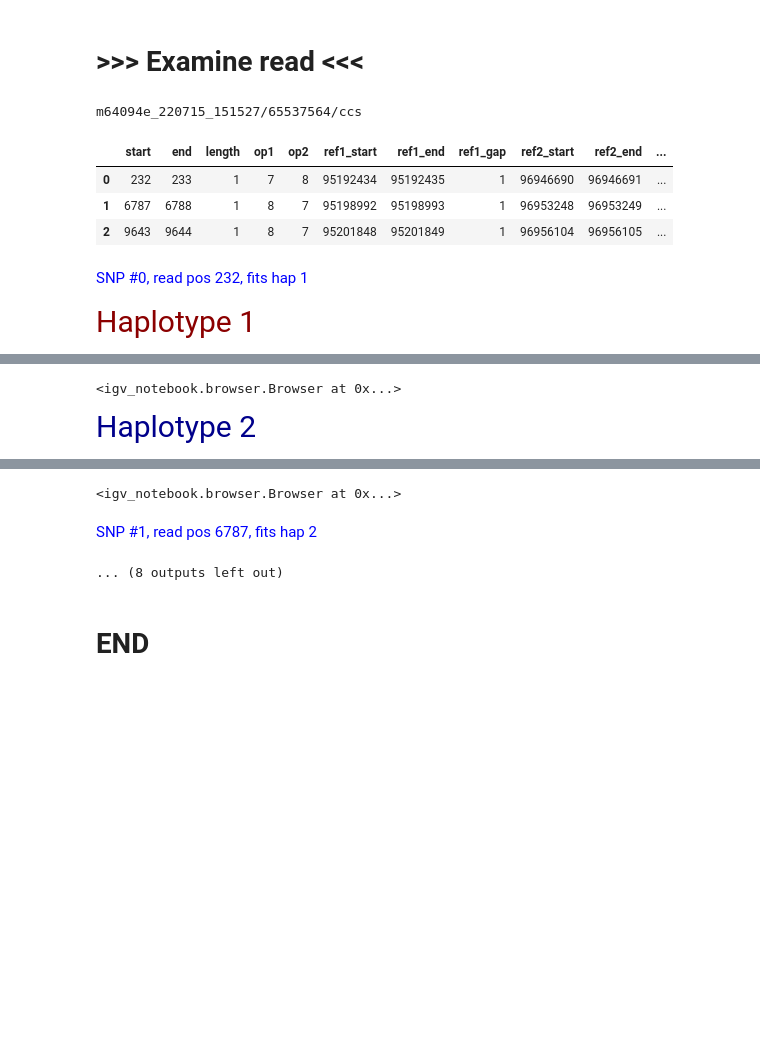
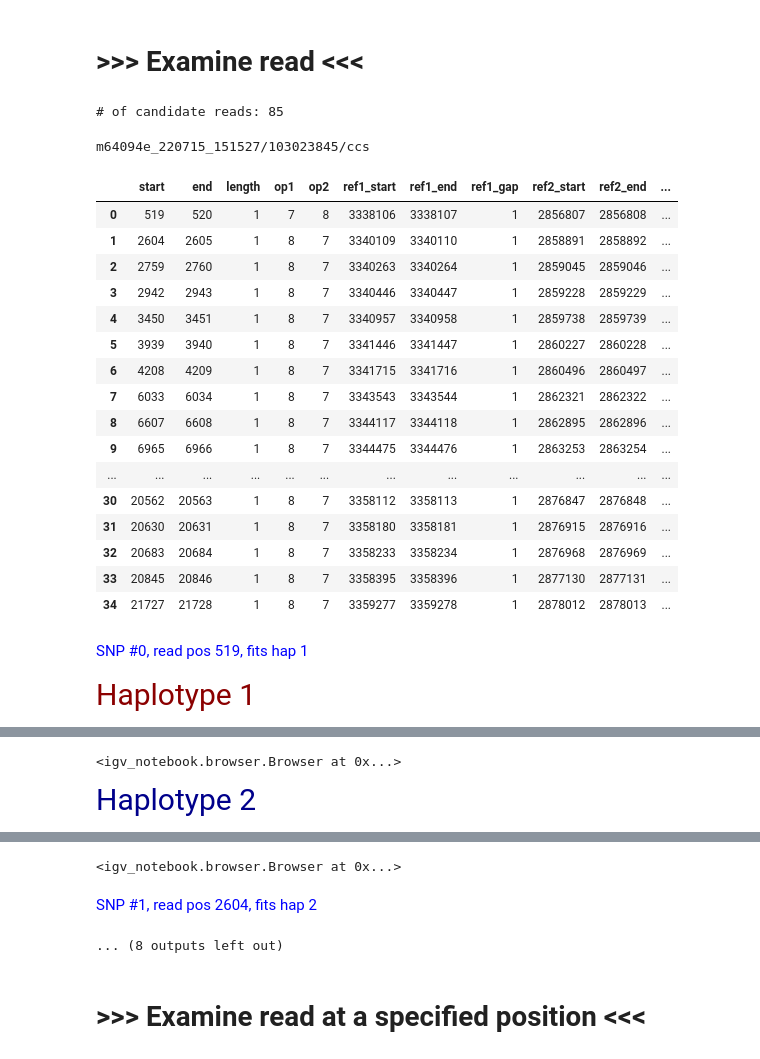
Before and after one commit to regevs/recombination, a Jupyter notebook: notebooks/20240113_read_dashboard.ipynb, the cells around one changed output, grey strips where cells are left out. Saved outputs shown, nothing was run; the diff lists cells and outputs as text; code cells hidden in the pictures; blank space fills up the shorter version.

```diff
--- a/notebooks/20240113_read_dashboard.ipynb
+++ b/notebooks/20240113_read_dashboard.ipynb
@@ -39,9 +39,9 @@ denovo_chrom = t2t_chrom + "_RagTag"
 ## Some prep
 # %%
 denovo_hap1_fastq_file = Path("/lustre/scratch126/casm/team154pc/sl17/03.sperm/01.data/05.ragtag/03.haplotype_specific_scaffolds") \
-            / f"{focal_sample_id}" / "haplotype_1" / "ragtag.scaffold.fasta"
+            / f"{focal_sample_id}" / "haplotype_1" / "ragtag.scaffold.expanded.fasta"
 denovo_hap2_fastq_file = Path("/lustre/scratch126/casm/team154pc/sl17/03.sperm/01.data/05.ragtag/03.haplotype_specific_scaffolds") \
-            / f"{focal_sample_id}" / "haplotype_2" / "ragtag.scaffold.fasta"
+            / f"{focal_sample_id}" / "haplotype_2" / "ragtag.scaffold.expanded.fasta"
 # %%
 %%time
 hap_stats_df = pl.read_parquet(
@@ -114,16 +141,33 @@ def plot_phase_transitions(
 # %% [markdown]
 # >>> Examine read <<<
+# %%
+print("# of candidate reads:", len(hap_stats_df))
+# %% [output]
+# of candidate reads: 85
 # %%
-read_number = 16
+read_number = list(hap_stats_df["read_name"]).index("m64094e_220715_151527/103023845/ccs")
 
 plot_phase_transitions(read_number)
 # %% [output]
-m64094e_220715_151527/65537564/ccs
+m64094e_220715_151527/103023845/ccs
 |  | start | end | length | op1 | op2 | ref1_start | ref1_end | ref1_gap | ref2_start | ref2_end | ... |
-| 0 | 232 | 233 | 1 | 7 | 8 | 95192434 | 95192435 | 1 | 96946690 | 96946691 | ... |
-| 1 | 6787 | 6788 | 1 | 8 | 7 | 95198992 | 95198993 | 1 | 96953248 | 96953249 | ... |
-| 2 | 9643 | 9644 | 1 | 8 | 7 | 95201848 | 95201849 | 1 | 96956104 | 96956105 | ... |
+| 0 | 519 | 520 | 1 | 7 | 8 | 3338106 | 3338107 | 1 | 2856807 | 2856808 | ... |
+| 1 | 2604 | 2605 | 1 | 8 | 7 | 3340109 | 3340110 | 1 | 2858891 | 2858892 | ... |
+| 2 | 2759 | 2760 | 1 | 8 | 7 | 3340263 | 3340264 | 1 | 2859045 | 2859046 | ... |
+| 3 | 2942 | 2943 | 1 | 8 | 7 | 3340446 | 3340447 | 1 | 2859228 | 2859229 | ... |
+| 4 | 3450 | 3451 | 1 | 8 | 7 | 3340957 | 3340958 | 1 | 2859738 | 2859739 | ... |
+| 5 | 3939 | 3940 | 1 | 8 | 7 | 3341446 | 3341447 | 1 | 2860227 | 2860228 | ... |
+| 6 | 4208 | 4209 | 1 | 8 | 7 | 3341715 | 3341716 | 1 | 2860496 | 2860497 | ... |
+| 7 | 6033 | 6034 | 1 | 8 | 7 | 3343543 | 3343544 | 1 | 2862321 | 2862322 | ... |
+| 8 | 6607 | 6608 | 1 | 8 | 7 | 3344117 | 3344118 | 1 | 2862895 | 2862896 | ... |
+| 9 | 6965 | 6966 | 1 | 8 | 7 | 3344475 | 3344476 | 1 | 2863253 | 2863254 | ... |
+| ... | ... | ... | ... | ... | ... | ... | ... | ... | ... | ... | ... |
+| 30 | 20562 | 20563 | 1 | 8 | 7 | 3358112 | 3358113 | 1 | 2876847 | 2876848 | ... |
+| 31 | 20630 | 20631 | 1 | 8 | 7 | 3358180 | 3358181 | 1 | 2876915 | 2876916 | ... |
+| 32 | 20683 | 20684 | 1 | 8 | 7 | 3358233 | 3358234 | 1 | 2876968 | 2876969 | ... |
+| 33 | 20845 | 20846 | 1 | 8 | 7 | 3358395 | 3358396 | 1 | 2877130 | 2877131 | ... |
+| 34 | 21727 | 21728 | 1 | 8 | 7 | 3359277 | 3359278 | 1 | 2878012 | 2878013 | ... |
-SNP #0, read pos 232, fits hap 1
+SNP #0, read pos 519, fits hap 1
 Haplotype 1
 [interactive output not drawn]
 [interactive output not drawn]
@@ -132,7 +176,7 @@ Haplotype 2
 [interactive output not drawn]
 [interactive output not drawn]
 <igv_notebook.browser.Browser at 0x...>
-SNP #1, read pos 6787, fits hap 2
+SNP #1, read pos 2604, fits hap 2
 ... (8 outputs left out)
-# %% [markdown]
-# END
+# %% [markdown]
+# >>> Examine read at a specified position <<<
```
Also changed, not shown: parts of 3 cells of this notebook, 8 other files.
